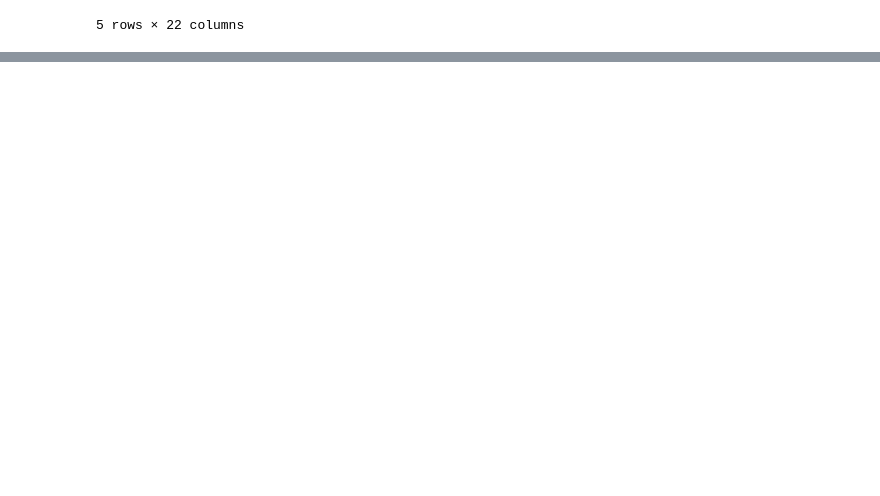
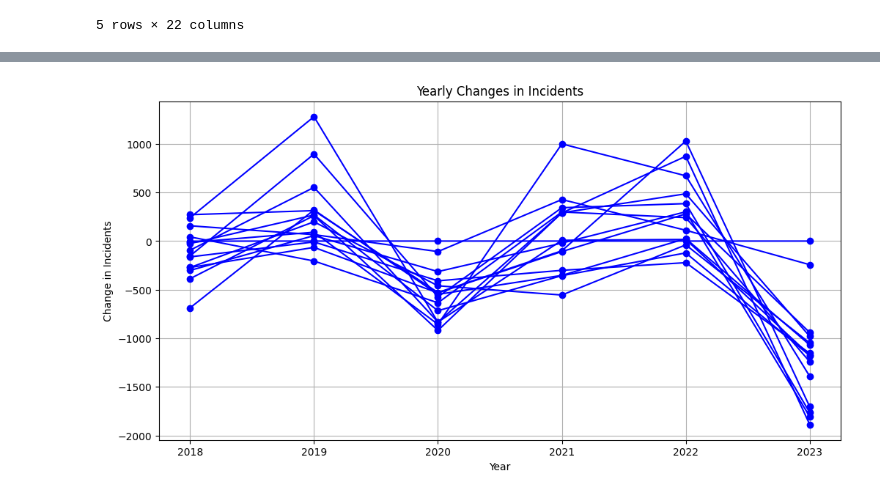
Before and after one commit to jdsouthern/bootcamp-project-1-EDA, a Jupyter notebook: CMPD_Crime_month.ipynb, the cells around one changed output, grey strips where cells are left out. Cells and saved outputs as stored; diff of their text form; code cells hidden in the pictures; blank space fills up the shorter version.

```diff
--- a/CMPD_Crime_month.ipynb
+++ b/CMPD_Crime_month.ipynb
@@ -168,3 +106,19 @@ yearly_difference
 | 2021 | 427.0 | 999.0 | 8.0 | -108.0 | -555.0 | -301.0 | -356.0 | -21.0 | ... |
 | 2022 | 111.0 | 671.0 | 17.0 | 279.0 | -39.0 | -222.0 | -122.0 | 301.0 | ... |
 | 2023 | -243.0 | -1391.0 | -1173.0 | -940.0 | -1048.0 | -1154.0 | -1178.0 | -1805.0 | ... |
+# %%
+# Convert the period index to a list of strings representing years
+year_labels = yearly_difference.index.to_timestamp().strftime('%Y')
+
+# Create a line chart to visualize the yearly changes
+plt.figure(figsize=(12, 6))
+plt.plot(year_labels, yearly_difference, marker='o', linestyle='-', color='b')
+plt.title('Yearly Changes in Incidents')
+plt.xlabel('Year')
+plt.ylabel('Change in Incidents')
+plt.grid(True)
+
+# Display the line chart
+plt.show()
+# %% [output]
+[figure, added]
```
Also changed, not shown: parts of 16 cells of this notebook.
